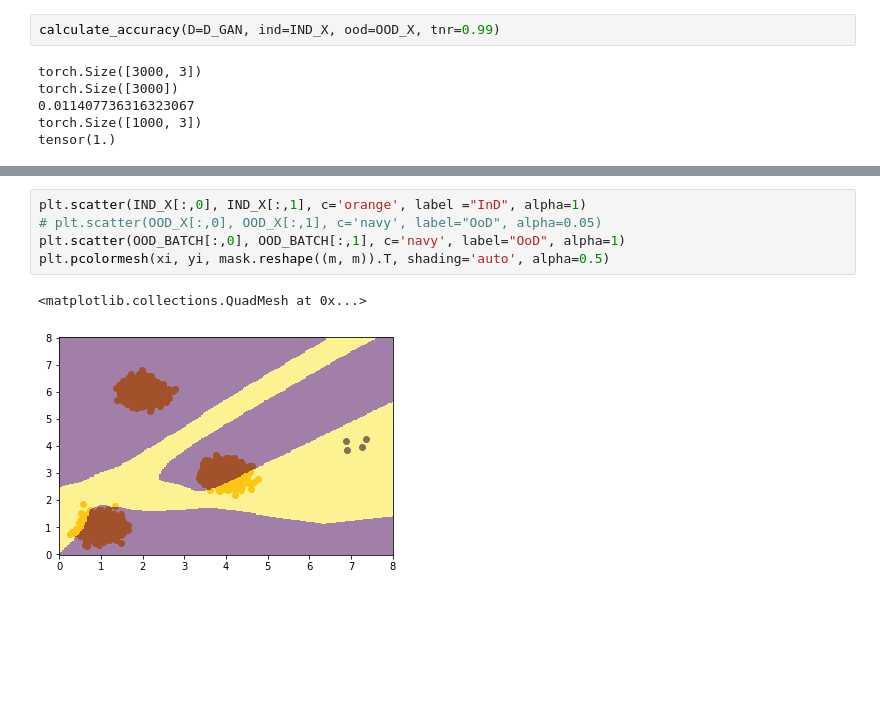
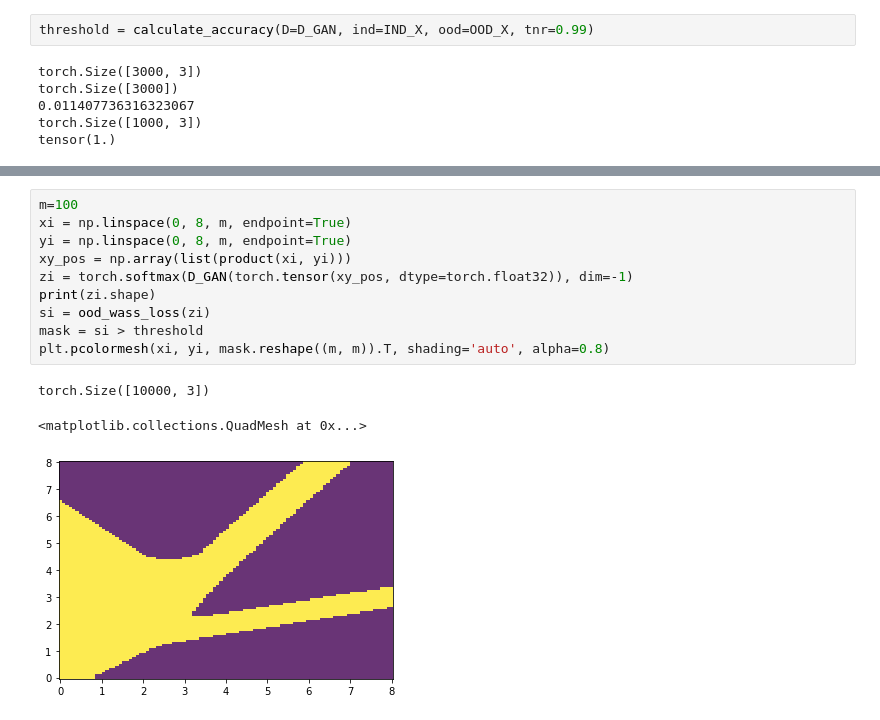
Before and after one commit to Xiaoyang-Song/Out-of-Distribution-GANs, a Jupyter notebook: Notebooks/simulation.ipynb, the cells around one changed output, grey strips where cells are left out. Cells and saved outputs as stored; diff of their text form; blank space fills up the shorter version.

```diff
--- a/Notebooks/simulation.ipynb
+++ b/Notebooks/simulation.ipynb
@@ -283,7 +253,7 @@ torch.Size([3000])
 torch.Size([1000, 3])
 tensor(1.)
 # %%
-calculate_accuracy(D=D_GAN, ind=IND_X, ood=OOD_X, tnr=0.99)
+threshold = calculate_accuracy(D=D_GAN, ind=IND_X, ood=OOD_X, tnr=0.99)
 # %% [output]
 torch.Size([3000, 3])
 torch.Size([3000])
@@ -301,8 +263,14 @@ plt.pcolormesh(xi, yi, mask.reshape((m, m)).T, shading='auto', alpha=0.5)
-# %%
-plt.scatter(IND_X[:,0], IND_X[:,1], c='orange', label ="InD", alpha=1)
-# plt.scatter(OOD_X[:,0], OOD_X[:,1], c='navy', label="OoD", alpha=0.05)
-plt.scatter(OOD_BATCH[:,0], OOD_BATCH[:,1], c='navy', label="OoD", alpha=1)
-plt.pcolormesh(xi, yi, mask.reshape((m, m)).T, shading='auto', alpha=0.5)
-# %% [output]
-<matplotlib.collections.QuadMesh at 0x...>
-[figure, removed]
+# %%
+m=100
+xi = np.linspace(0, 8, m, endpoint=True)
+yi = np.linspace(0, 8, m, endpoint=True)
+xy_pos = np.array(list(product(xi, yi)))
+zi = torch.softmax(D_GAN(torch.tensor(xy_pos, dtype=torch.float32)), dim=-1)
+print(zi.shape)
+si = ood_wass_loss(zi)
+mask = si > threshold
+plt.pcolormesh(xi, yi, mask.reshape((m, m)).T, shading='auto', alpha=0.8)
+# %% [output]
+torch.Size([10000, 3])
+<matplotlib.collections.QuadMesh at 0x...>
+[figure, added]
```
Also changed, not shown: parts of 7 cells of this notebook, 2 other files.
